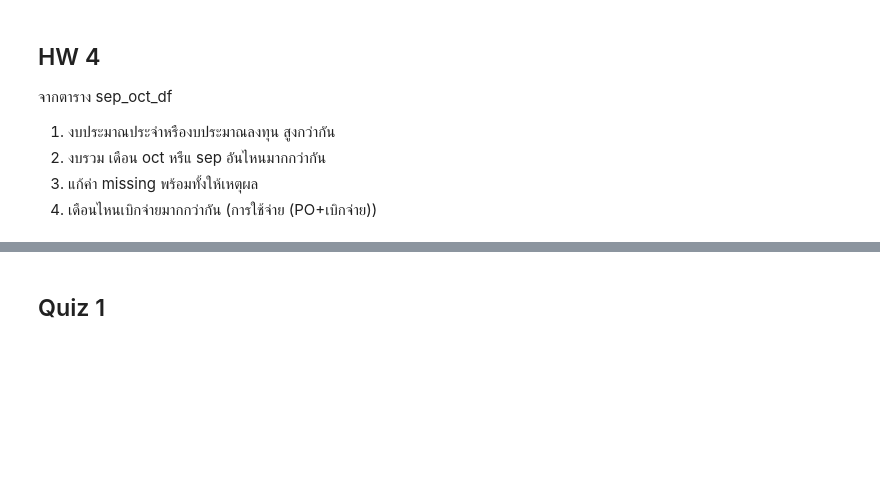
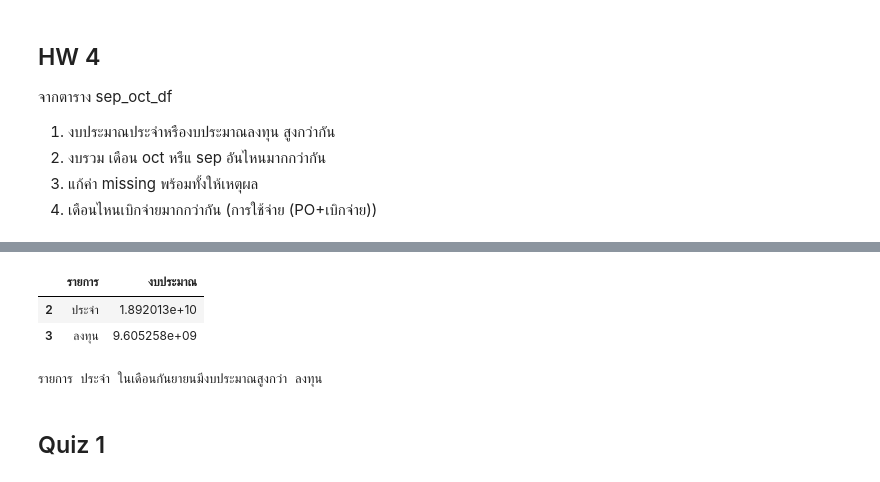
Before and after one commit to ananyapoonsawat/Python_dataviz2023, a Jupyter notebook: Total_File_Homework_&_Quiz.ipynb, the cells around one changed output, grey strips where cells are left out. Saved outputs shown, nothing was run; the diff lists cells and outputs as text; code cells hidden in the pictures; blank space fills up the shorter version.

```diff
--- a/Total_File_Homework_&_Quiz.ipynb
+++ b/Total_File_Homework_&_Quiz.ipynb
@@ -338,0 +384,7 @@ elif (CoreBudget_data1_28_MEAN > CoreBudget_data1_12_MEAN ) & (CoreBudget_data1_
+# %%
+sep_df2 = sep_df1[['รายการ','งบประมาณ']]
+sep_df2
+# %% [output]
+|  | รายการ | งบประมาณ |
+| 2 | ประจำ | 1.892013e+10 |
+| 3 | ลงทุน | 9.605258e+09 |
@@ -339,3 +402,10 @@ elif (CoreBudget_data1_28_MEAN > CoreBudget_data1_12_MEAN ) & (CoreBudget_data1_
+# %%
+if (s2 > s1):
+  print(f'รายการ {sep00[0]} ในเดือนกันยายนมีงบประมาณสูงกว่า {sep00[1]}')
+elif (s1 > s2):
+  print(f'รายการ {sep00[1]} ในเดือนกันยายนมีงบประมาณสูงกว่า {sep00[0]}')
+# %% [output]
+รายการ ประจำ ในเดือนกันยายนมีงบประมาณสูงกว่า ลงทุน
 # %% [markdown]
 ## Quiz 1
 # %% [markdown]
```
Also changed, not shown: parts of 11 cells of this notebook.
